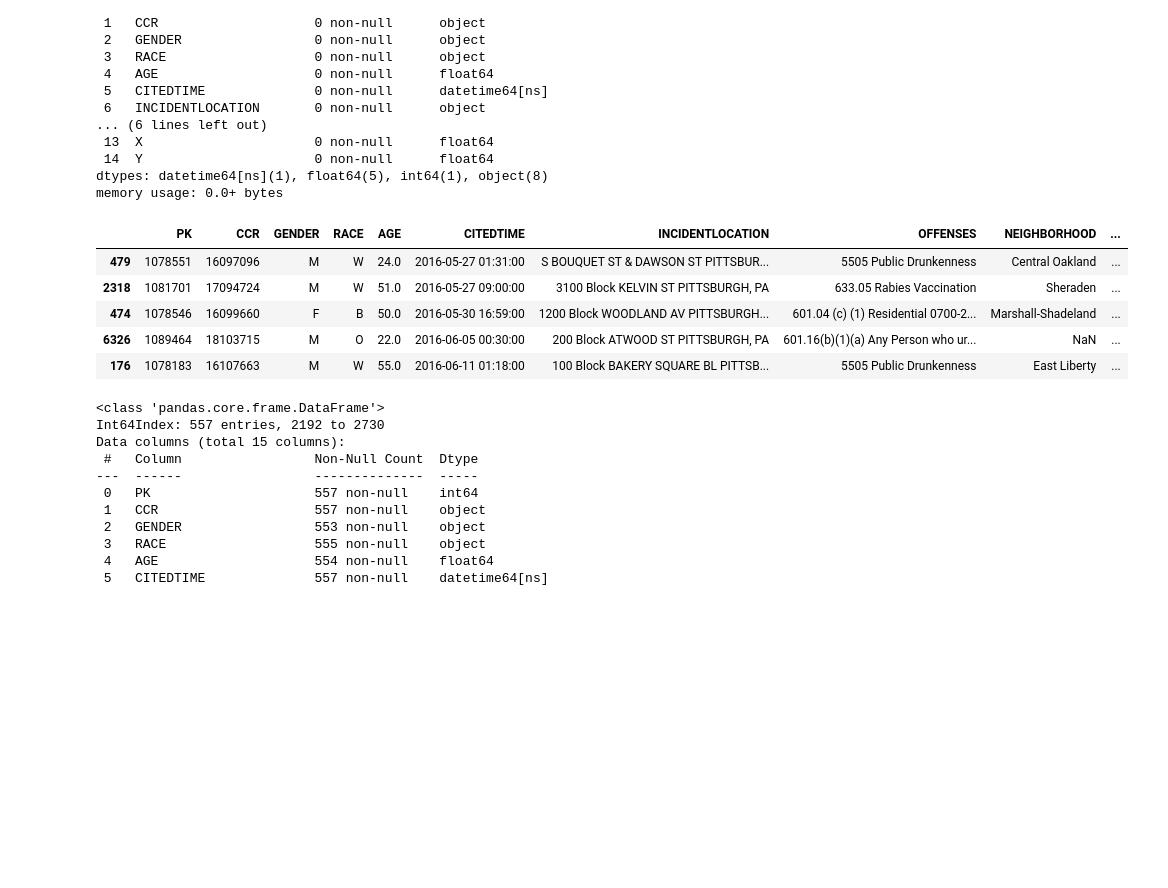
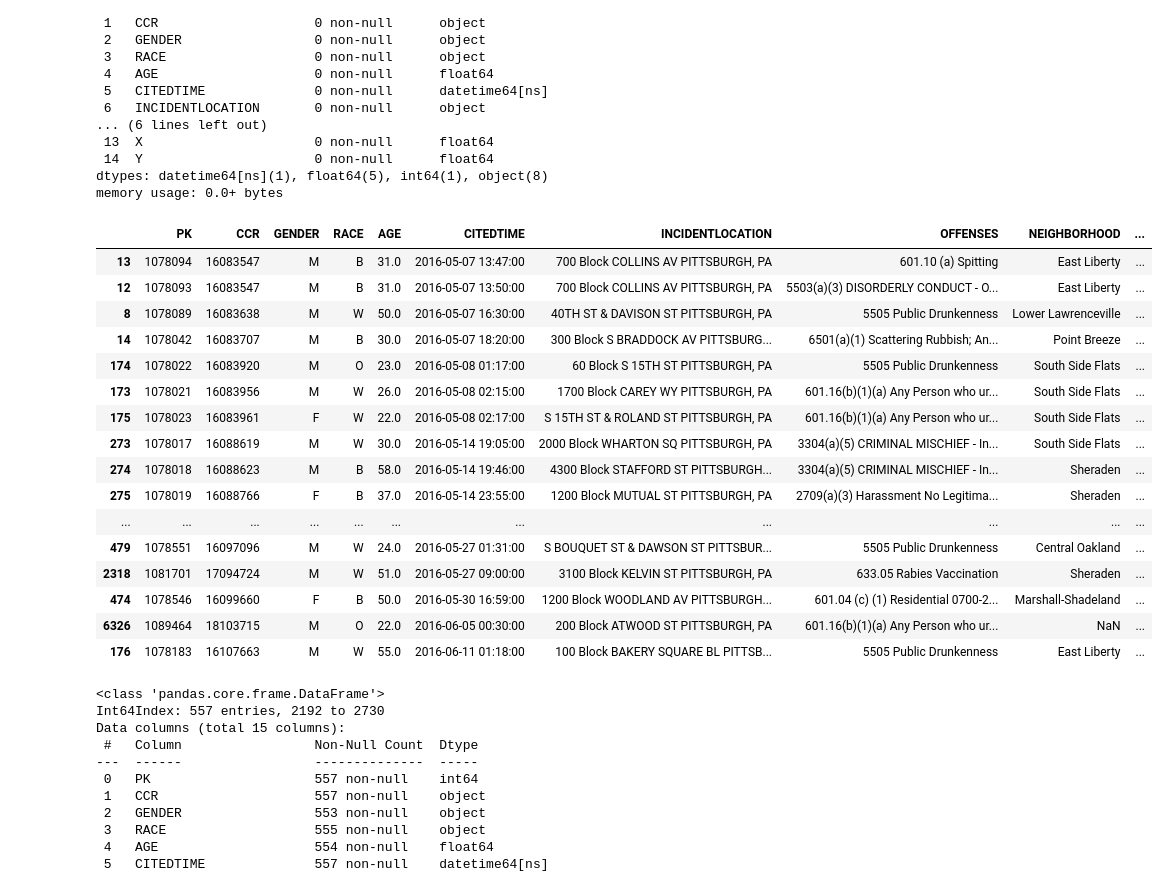
Before and after one commit to megan2/cicadas, a Jupyter notebook: notebooks/Pittsburgh_Police_Non-Traffic_Citations.ipynb, the cells around one changed output. Drawn from its saved outputs; the diff is of its cells as text; code cells hidden in the pictures; blank space fills up the shorter version.

Commit message:
Pittsburgh stuff

```diff
--- a/notebooks/Pittsburgh_Police_Non-Traffic_Citations.ipynb
+++ b/notebooks/Pittsburgh_Police_Non-Traffic_Citations.ipynb
@@ -69,11 +69,22 @@ memory usage: 0.0+ bytes
 # %%
 #2016
 #23 entries
 PittCits2016 = PittCitstrim[PittCitstrim['CITEDTIME'] > dt.datetime(2016,5,1)]
 PittCits2016 = PittCits2016[PittCits2016['CITEDTIME'] < dt.datetime(2016,7,1)]
-PittCits2016.tail()
+PittCits2016.head(30)
 # %% [output]
 |  | PK | CCR | GENDER | RACE | AGE | CITEDTIME | INCIDENTLOCATION | OFFENSES | NEIGHBORHOOD | ... |
+| 13 | 1078094 | 16083547 | M | B | 31.0 | 2016-05-07 13:47:00 | 700 Block COLLINS AV PITTSBURGH, PA | 601.10 (a) Spitting | East Liberty | ... |
+| 12 | 1078093 | 16083547 | M | B | 31.0 | 2016-05-07 13:50:00 | 700 Block COLLINS AV PITTSBURGH, PA | 5503(a)(3) DISORDERLY CONDUCT - O... | East Liberty | ... |
+| 8 | 1078089 | 16083638 | M | W | 50.0 | 2016-05-07 16:30:00 | 40TH ST & DAVISON ST PITTSBURGH, PA | 5505 Public Drunkenness | Lower Lawrenceville | ... |
+| 14 | 1078042 | 16083707 | M | B | 30.0 | 2016-05-07 18:20:00 | 300 Block S BRADDOCK AV PITTSBURG... | 6501(a)(1) Scattering Rubbish; An... | Point Breeze | ... |
+| 174 | 1078022 | 16083920 | M | O | 23.0 | 2016-05-08 01:17:00 | 60 Block S 15TH ST PITTSBURGH, PA | 5505 Public Drunkenness | South Side Flats | ... |
+| 173 | 1078021 | 16083956 | M | W | 26.0 | 2016-05-08 02:15:00 | 1700 Block CAREY WY PITTSBURGH, PA | 601.16(b)(1)(a) Any Person who ur... | South Side Flats | ... |
+| 175 | 1078023 | 16083961 | F | W | 22.0 | 2016-05-08 02:17:00 | S 15TH ST & ROLAND ST PITTSBURGH, PA | 601.16(b)(1)(a) Any Person who ur... | South Side Flats | ... |
+| 273 | 1078017 | 16088619 | M | W | 30.0 | 2016-05-14 19:05:00 | 2000 Block WHARTON SQ PITTSBURGH, PA | 3304(a)(5) CRIMINAL MISCHIEF - In... | South Side Flats | ... |
+| 274 | 1078018 | 16088623 | M | B | 58.0 | 2016-05-14 19:46:00 | 4300 Block STAFFORD ST PITTSBURGH... | 3304(a)(5) CRIMINAL MISCHIEF - In... | Sheraden | ... |
+| 275 | 1078019 | 16088766 | F | B | 37.0 | 2016-05-14 23:55:00 | 1200 Block MUTUAL ST PITTSBURGH, PA | 2709(a)(3) Harassment No Legitima... | Sheraden | ... |
+| ... | ... | ... | ... | ... | ... | ... | ... | ... | ... | ... |
 | 479 | 1078551 | 16097096 | M | W | 24.0 | 2016-05-27 01:31:00 | S BOUQUET ST & DAWSON ST PITTSBUR... | 5505 Public Drunkenness | Central Oakland | ... |
 | 2318 | 1081701 | 17094724 | M | W | 51.0 | 2016-05-27 09:00:00 | 3100 Block KELVIN ST PITTSBURGH, PA | 633.05 Rabies Vaccination | Sheraden | ... |
 | 474 | 1078546 | 16099660 | F | B | 50.0 | 2016-05-30 16:59:00 | 1200 Block WOODLAND AV PITTSBURGH... | 601.04 (c) (1) Residential 0700-2... | Marshall-Shadeland | ... |
```
Also changed, not shown: 1 other file.
